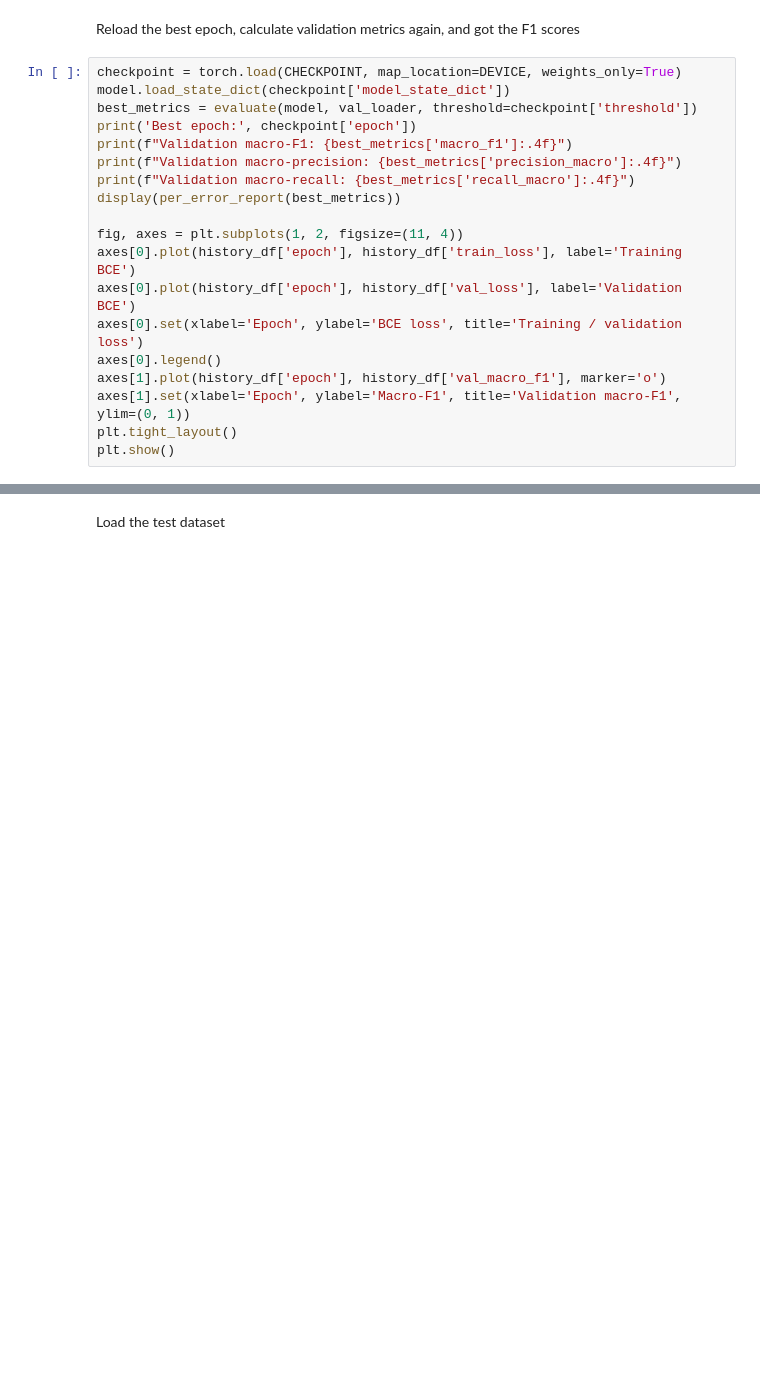
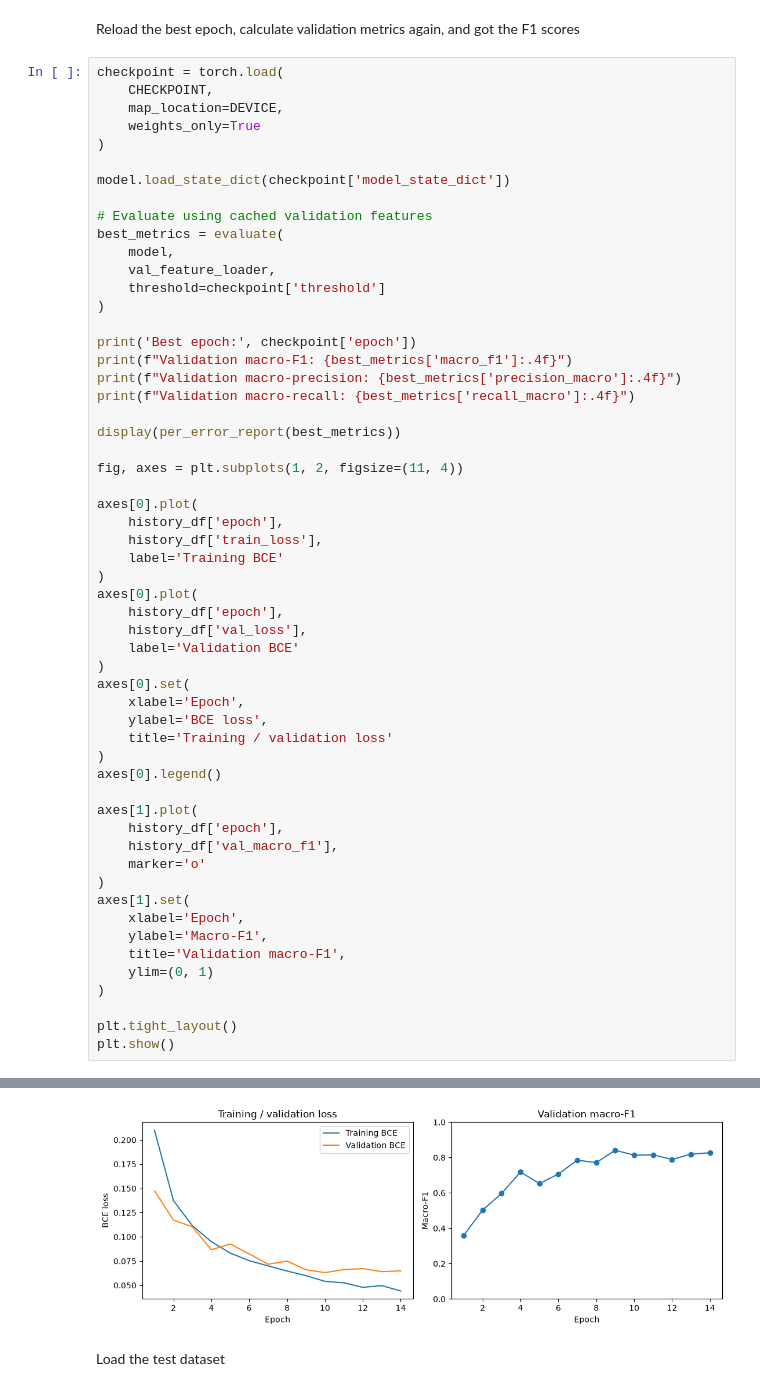
Before and after one commit to 99Niki/CPR-technical-errors-detection, a Jupyter notebook: LZ_CPR.ipynb, the cells around one changed output, grey strips where cells are left out. Drawn from its saved outputs; the diff is of its cells as text; blank space fills up the shorter version.

```diff
--- a/LZ_CPR.ipynb
+++ b/LZ_CPR.ipynb
@@ -392,21 +560,59 @@ Epoch 3/5: train BCE=0.0922 | val BCE=0.0946 | val macro-F1=0.6424 | time=943.7s
 # %% [markdown]
 Reload the best epoch, calculate validation metrics again, and got the F1 scores
 # %%
-checkpoint = torch.load(CHECKPOINT, map_location=DEVICE, weights_only=True)
+checkpoint = torch.load(
+    CHECKPOINT,
+    map_location=DEVICE,
+    weights_only=True
+)
+
 model.load_state_dict(checkpoint['model_state_dict'])
-best_metrics = evaluate(model, val_loader, threshold=checkpoint['threshold'])
+
+# Evaluate using cached validation features
+best_metrics = evaluate(
+    model,
+    val_feature_loader,
+    threshold=checkpoint['threshold']
+)
+
 print('Best epoch:', checkpoint['epoch'])
 print(f"Validation macro-F1: {best_metrics['macro_f1']:.4f}")
 print(f"Validation macro-precision: {best_metrics['precision_macro']:.4f}")
 print(f"Validation macro-recall: {best_metrics['recall_macro']:.4f}")
+
 display(per_error_report(best_metrics))
 
 fig, axes = plt.subplots(1, 2, figsize=(11, 4))
-axes[0].plot(history_df['epoch'], history_df['train_loss'], label='Training BCE')
-axes[0].plot(history_df['epoch'], history_df['val_loss'], label='Validation BCE')
-axes[0].set(xlabel='Epoch', ylabel='BCE loss', title='Training / validation loss')
+
+axes[0].plot(
+    history_df['epoch'],
+    history_df['train_loss'],
+    label='Training BCE'
+)
+axes[0].plot(
+    history_df['epoch'],
+    history_df['val_loss'],
+    label='Validation BCE'
+)
+axes[0].set(
+    xlabel='Epoch',
+    ylabel='BCE loss',
+    title='Training / validation loss'
+)
 axes[0].legend()
-axes[1].plot(history_df['epoch'], history_df['val_macro_f1'], marker='o')
-axes[1].set(xlabel='Epoch', ylabel='Macro-F1', title='Validation macro-F1', ylim=(0, 1))
+
+axes[1].plot(
+    history_df['epoch'],
+    history_df['val_macro_f1'],
+    marker='o'
+)
+axes[1].set(
+    xlabel='Epoch',
+    ylabel='Macro-F1',
+    title='Validation macro-F1',
+    ylim=(0, 1)
+)
+
 plt.tight_layout()
 plt.show()
+# %% [output]
@@ -413,3 +637,4 @@ plt.show()
+[figure, added]
 # %% [markdown]
 Load the test dataset
 # %%
```
Also changed, not shown: parts of 12 cells of this notebook.
